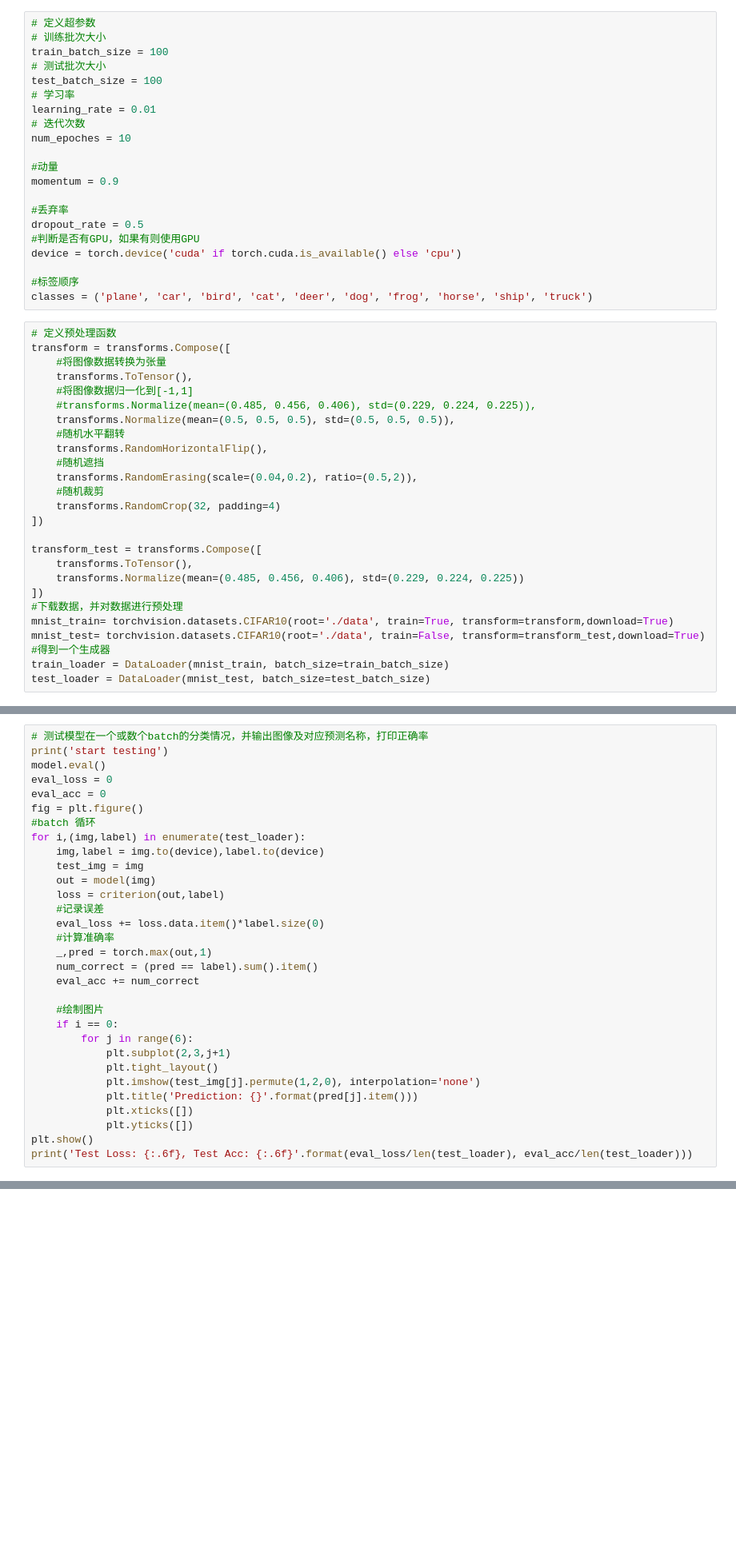
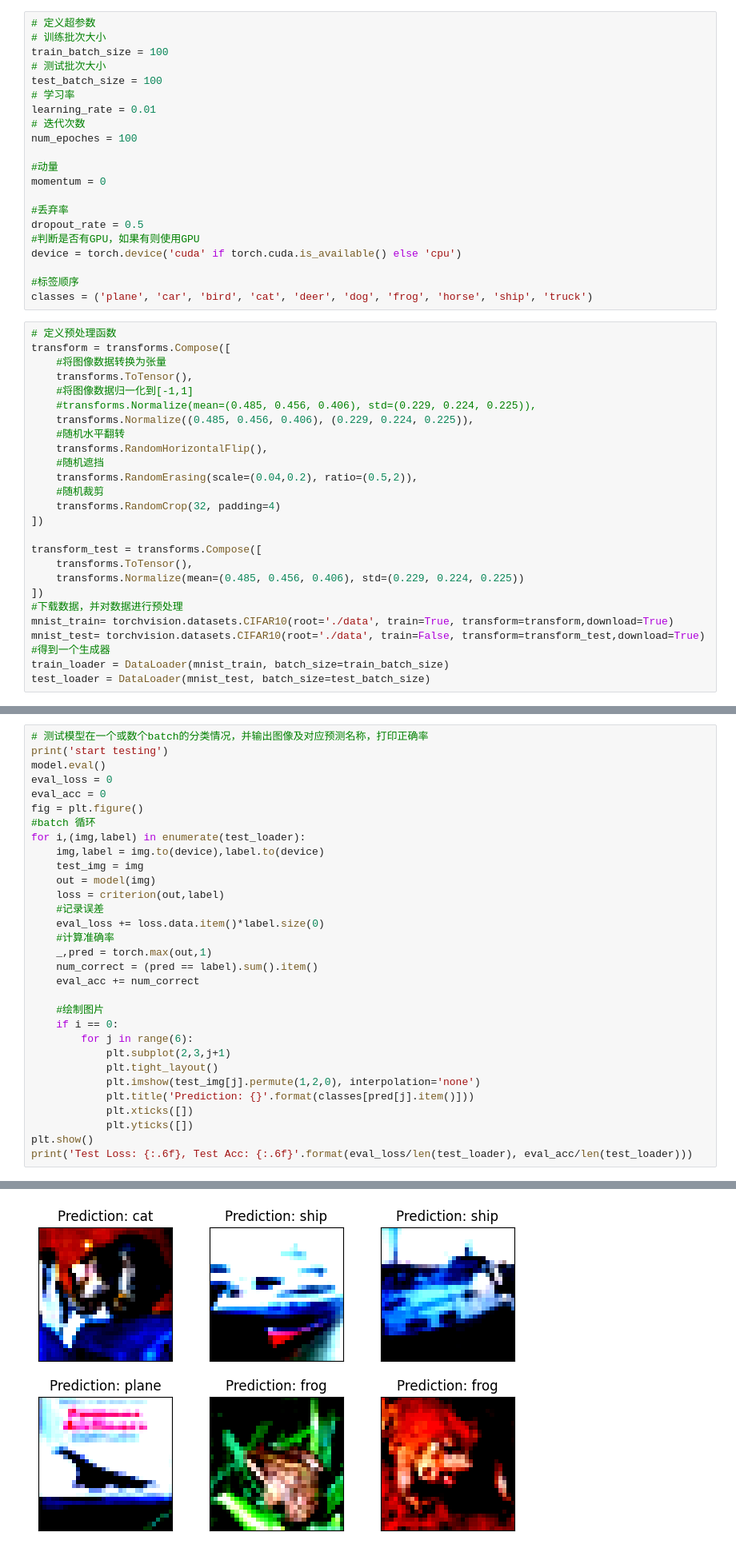
Before and after one commit to acosding/FinalHomework, a Jupyter notebook: Homework2.ipynb, the cells around one changed output, grey strips where cells are left out. Shown at 80% size. Drawn from its saved outputs; the diff is of its cells as text; blank space fills up the shorter version.

```diff
--- a/Homework2.ipynb
+++ b/Homework2.ipynb
@@ -18,10 +18,10 @@ test_batch_size = 100
 # 学习率
 learning_rate = 0.01
 # 迭代次数
-num_epoches = 10
+num_epoches = 100
 
 #动量
-momentum = 0.9
+momentum = 0
 
 #丢弃率
 dropout_rate = 0.5
@@ -37,7 +37,7 @@ transform = transforms.Compose([
     transforms.ToTensor(),
     #将图像数据归一化到[-1,1]
     #transforms.Normalize(mean=(0.485, 0.456, 0.406), std=(0.229, 0.224, 0.225)),
-    transforms.Normalize(mean=(0.5, 0.5, 0.5), std=(0.5, 0.5, 0.5)),
+    transforms.Normalize((0.485, 0.456, 0.406), (0.229, 0.224, 0.225)),
     #随机水平翻转
     transforms.RandomHorizontalFlip(),
     #随机遮挡
@@ -246,7 +257,7 @@ for i,(img,label) in enumerate(test_loader):
             plt.subplot(2,3,j+1)
             plt.tight_layout()
             plt.imshow(test_img[j].permute(1,2,0), interpolation='none')
-            plt.title('Prediction: {}'.format(pred[j].item()))
+            plt.title('Prediction: {}'.format(classes[pred[j].item()]))
             plt.xticks([])
             plt.yticks([])
 plt.show()
@@ -256,0 +273 @@ NameError: name 'model' is not defined
+[figure, added]
```
Also changed, not shown: parts of 2 cells of this notebook.
